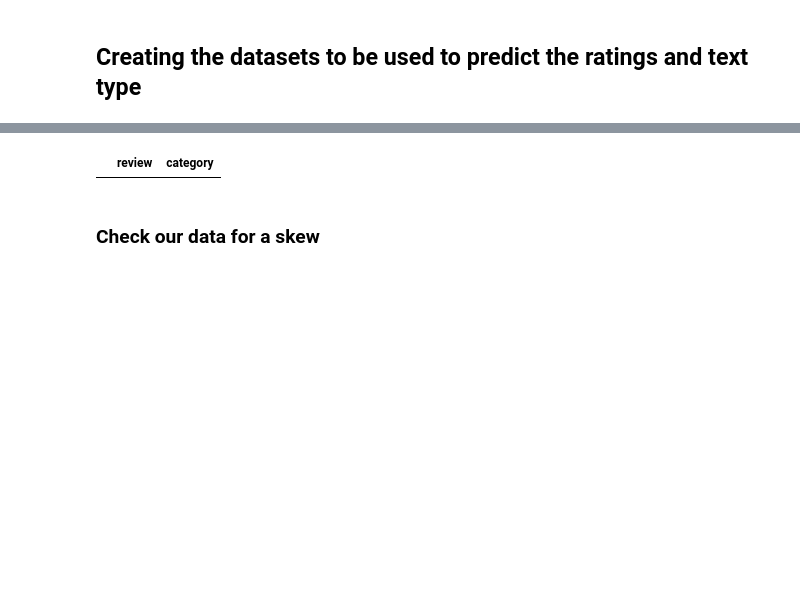
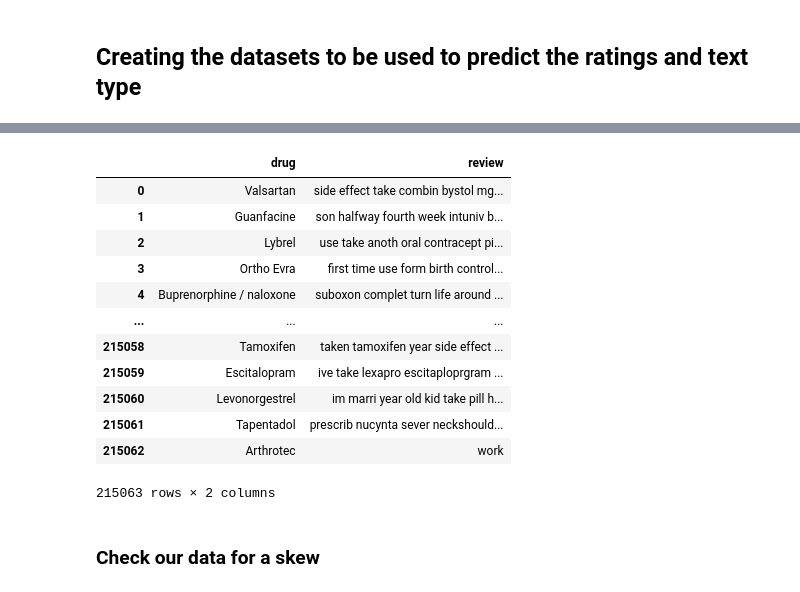
Before and after one commit to lmcosta98/Project2_FCD, a Jupyter notebook: drug_review.ipynb, the cells around one changed output, grey strips where cells are left out. Saved outputs shown, nothing was run; the diff lists cells and outputs as text; code cells hidden in the pictures; blank space fills up the shorter version.

```diff
--- a/drug_review.ipynb
+++ b/drug_review.ipynb
@@ -196,3 +215,15 @@ drugs
+# %%
+stop_words = list(stopwords.words('english'))
+def clean_text(df, text_field):
+    df[text_field] = df[text_field].str.lower()
+    # remove strange characters
+    df[text_field] = df[text_field].apply(lambda elem: re.sub(r"(@[A-Za-z0-9]+)|([^0-9A-Za-z \t])|(\w+:\/\/\S+)|^rt|http.+?", "", elem))
+    #remove numbers
+    df[text_field] = df[text_field].apply(lambda elem: re.sub(r"\d+", "", elem))
+    # remove stopwords
+    df[text_field] = df[text_field].apply(lambda x: ' '.join([word for word in x.split() if word not in stop_words]))
+    # stem the words
+    df[text_field] = df[text_field].apply(lambda x: ' '.join([SnowballStemmer(language='english').stem(word) for word in x.split()]))
 # %% [markdown]
 ## Creating the datasets to be used to predict the ratings and text type
 # %%
@@ -264,4 +288,0 @@ type_of_text
-# %%
-type_of_text.dropna(inplace=True)
-# %% [output]
-|  | review | category |
@@ -268,3 +324,32 @@ type_of_text.dropna(inplace=True)
+# %%
+# Preparing the similar dataset to be used
+data_1 = pd.read_csv('drugsCom_raw/drugsComTrain_raw.tsv', sep='\t', header=0, names=[
+                        'id', 'drug', 'condition', 'review', 'rating', 'date', 'useful_count'])
+data_1.dropna(inplace=True)
+
+data_2 = pd.read_csv('drugsCom_raw/drugsComTest_raw.tsv', sep='\t', header=0, names=[
+    'id', 'drug', 'condition', 'review', 'rating', 'date', 'useful_count'])
+
+data_2.dropna(inplace=True)
+similar_data = pd.concat([data_1, data_2], ignore_index=True).copy()
+similar_data.drop(columns=['id', 'condition', 'date', 'rating','useful_count'], inplace=True)
+# %%
+clean_text(similar_data, 'review')
+similar_data
+# %% [output]
+|  | drug | review |
+| 0 | Valsartan | side effect take combin bystol mg... |
+| 1 | Guanfacine | son halfway fourth week intuniv b... |
+| 2 | Lybrel | use take anoth oral contracept pi... |
+| 3 | Ortho Evra | first time use form birth control... |
+| 4 | Buprenorphine / naloxone | suboxon complet turn life around ... |
+| ... | ... | ... |
+| 215058 | Tamoxifen | taken tamoxifen year side effect ... |
+| 215059 | Escitalopram | ive take lexapro escitaploprgram ... |
+| 215060 | Levonorgestrel | im marri year old kid take pill h... |
+| 215061 | Tapentadol | prescrib nucynta sever neckshould... |
+| 215062 | Arthrotec | work |
+215063 rows × 2 columns
 # %% [markdown]
 ### Check our data for a skew
 # %% [markdown]
```
Also changed, not shown: parts of 55 cells of this notebook, 1 other file.
